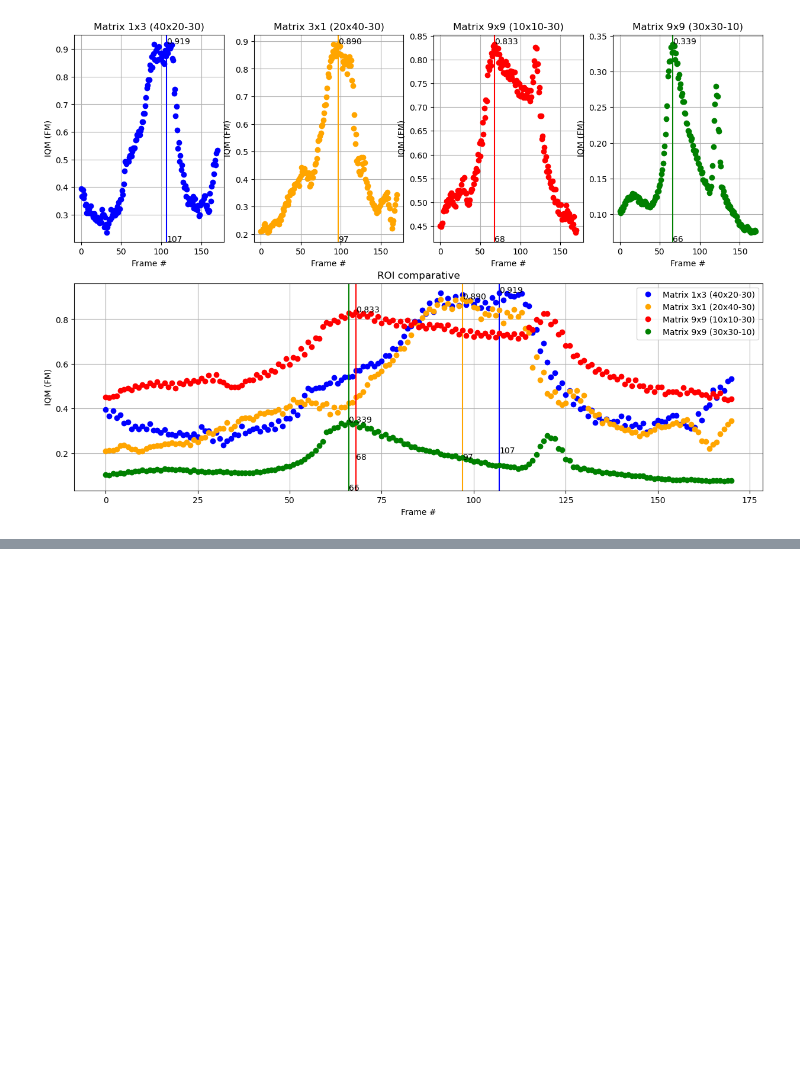
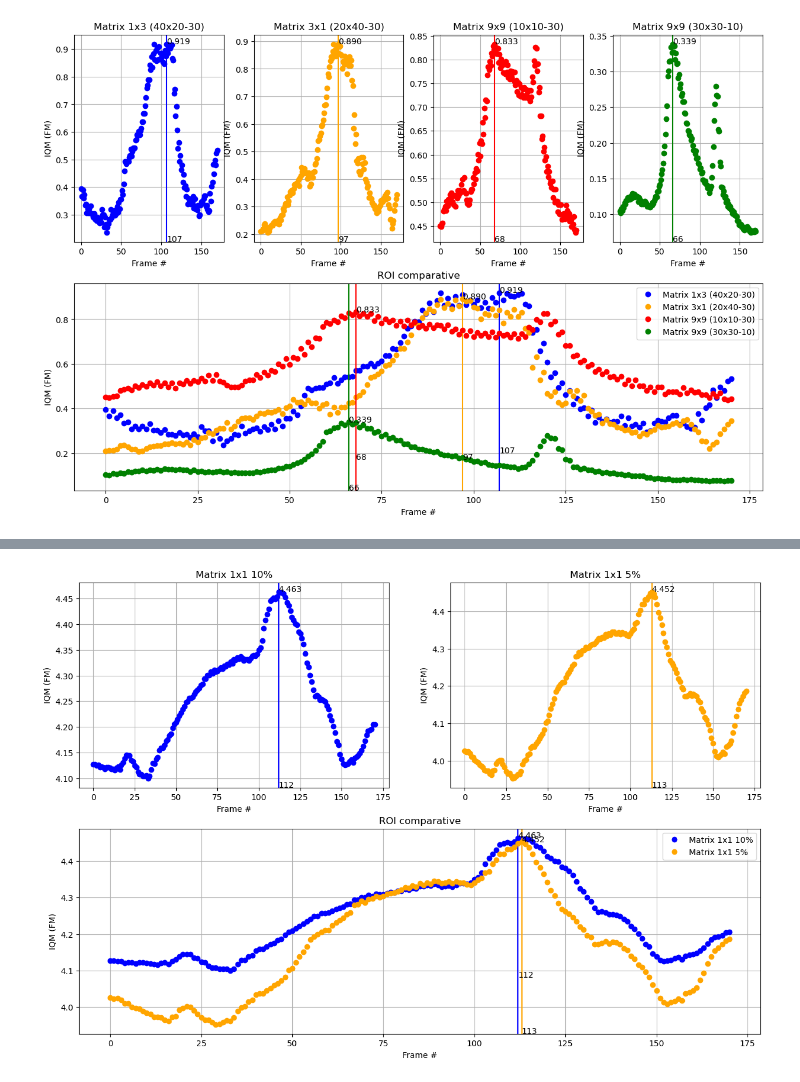
Before and after one commit to gjmv/CEIA_2025_B3_VpC1_TP2, a Jupyter notebook: VPC1_2025_B3_TP2.ipynb, the cells around one changed output, grey strips where cells are left out. Cells and saved outputs as stored; diff of their text form; code cells hidden in the pictures; blank space fills up the shorter version.

```diff
--- a/VPC1_2025_B3_TP2.ipynb
+++ b/VPC1_2025_B3_TP2.ipynb
@@ -328,0 +391,12 @@ plot_comparative(matrix_frame_iqm, [r"Matrix 1x3 (40x20-30)", r"Matrix 3x1 (20x4
+# %%
+matrix_frame_iqm = []
+matrix_frame_iqm.append(process_video(video_path, matrix_frame_analysis, matrix_n=1, matrix_m=1, box_width_px=151,
+                                      box_height_px=151, space_px=20, measure_func=sta7_measure)) # Debe dar el resultado del punto 2 para roi 0.1
+matrix_frame_iqm.append(process_video(video_path, matrix_frame_analysis, matrix_n=1, matrix_m=1, box_width_px=107,
+                                      box_height_px=107, space_px=20, measure_func=sta7_measure)) # Debe dar el resultado del punto 2 para roi 0.05
+# El gráfico obtenido debería ser igual al punto anterior para los casos 10% y 5%. Hecho solo para verificación.
+# %%
+colors = ["blue", "orange"]
+plot_comparative(matrix_frame_iqm, [r"Matrix 1x1 10%", r"Matrix 1x1 5%"], [15,10], colors)
+# %% [output]
+[figure, added]
```
Also changed, not shown: parts of 20 cells of this notebook.
